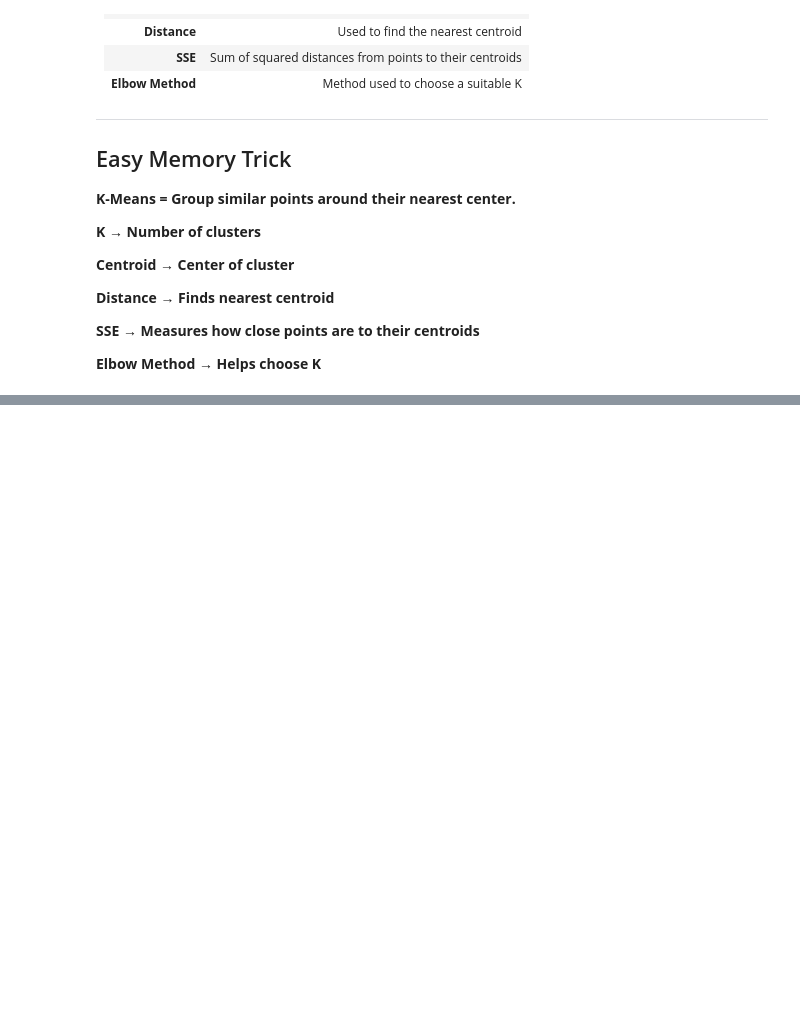
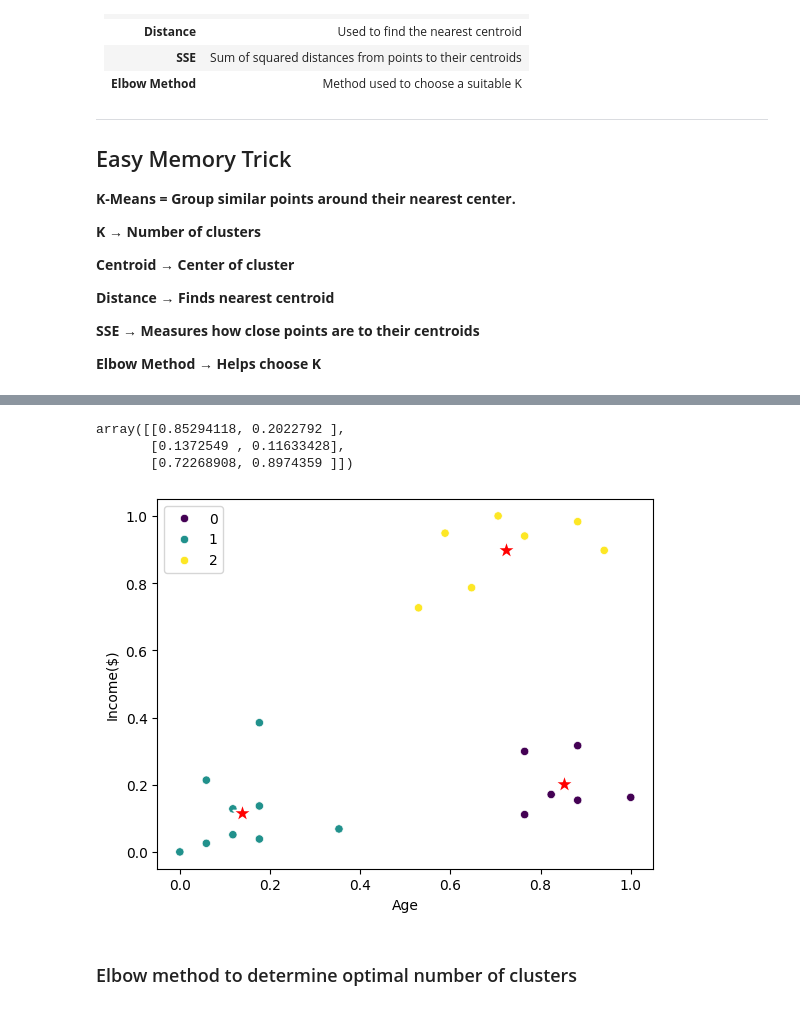
Before and after one commit to ThirumaleshV/AIE, a Jupyter notebook: ML/_7_Unsupervised_learning.ipynb, the cells around one changed output, grey strips where cells are left out. Drawn from its saved outputs; the diff is of its cells as text; code cells hidden in the pictures; blank space fills up the shorter version.

```diff
--- a/ML/_7_Unsupervised_learning.ipynb
+++ b/ML/_7_Unsupervised_learning.ipynb
@@ -252,0 +349,15 @@ SSE
+# %%
+centroids=km.cluster_centers_
+centroids
+# %% [output]
+array([[0.85294118, 0.2022792 ],
+       [0.1372549 , 0.11633428],
+       [0.72268908, 0.8974359 ]])
+# %%
+sns.scatterplot(df_scaled,x='Age',y="Income($)",palette='viridis',hue="Cluster")
+sns.scatterplot(x=centroids[:,0], y=centroids[:,1],  s=200, color="red", marker='*')
+plt.show()
+# %% [output]
+[figure, added]
+# %% [markdown]
+### Elbow method to determine optimal number of clusters
```
Also changed, not shown: parts of 15 cells of this notebook.
